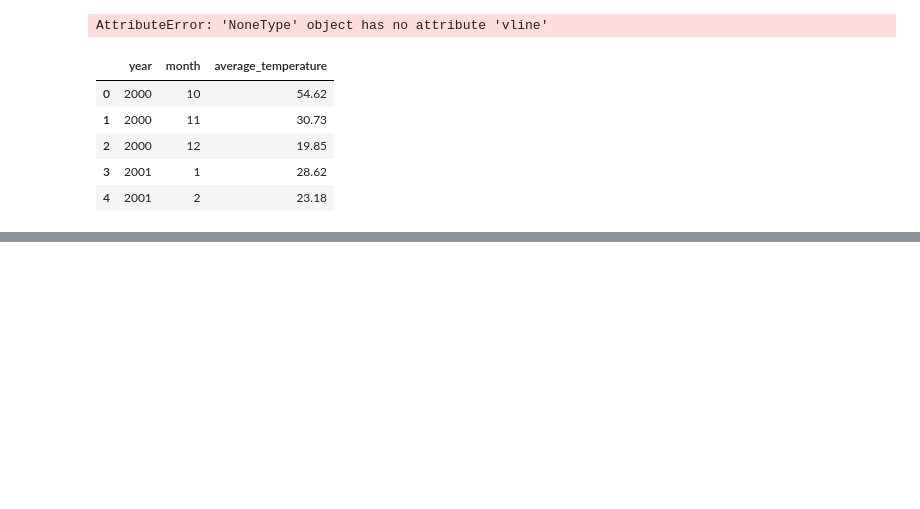
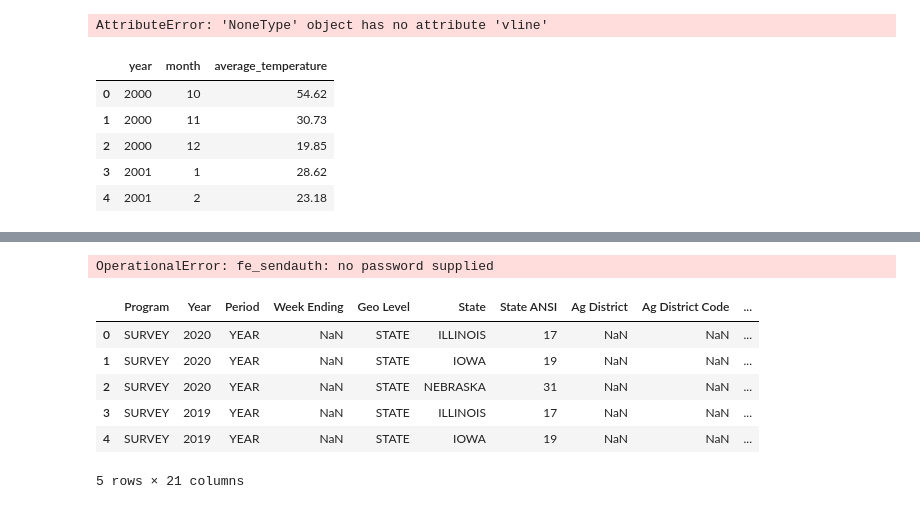
Before and after one commit to stew1922/data_farming, a Jupyter notebook: notebooks/carolina.ipynb, the cells around one changed output, grey strips where cells are left out. Cells and saved outputs as stored; diff of their text form; code cells hidden in the pictures; blank space fills up the shorter version.

Commit message:
test sql tables

```diff
--- a/notebooks/carolina.ipynb
+++ b/notebooks/carolina.ipynb
@@ -448,12 +386,28 @@ Name: Value, dtype: int64
 # Prepare query to seed crop_production_total
 year_ini = 2001
 year_end = 2020
-df_crop = select_state
+
 
 
 my_postgres_userid = os.getenv("POSTGRES_USER_ID")
 my_postgres_password = os.getenv("POSTGRES_PASSWORD")
-dbsession = psycopg2.connect("dbname='crop_prod' user='postgres' password='postgres'")
 dbsession2 = psycopg2.connect(database = "crop_prod", user= my_postgres_userid, password = my_postgres_password)
 dbcursor = dbsession2.cursor()
 dbsession2.autocommit = True
+# %% [output]
+OperationalError: fe_sendauth: no password supplied
+# %%
+# to organize corn total production
+
+path_crop = Path ('../data/raw_data/tot_corn_prod_y_bystate.csv')
+csv_data = pd.read_csv(path_crop)
+df =pd.DataFrame(data=csv_data)
+df.head()
+# %% [output]
+|  | Program | Year | Period | Week Ending | Geo Level | State | State ANSI | Ag District | Ag District Code | ... |
+| 0 | SURVEY | 2020 | YEAR | NaN | STATE | ILLINOIS | 17 | NaN | NaN | ... |
+| 1 | SURVEY | 2020 | YEAR | NaN | STATE | IOWA | 19 | NaN | NaN | ... |
+| 2 | SURVEY | 2020 | YEAR | NaN | STATE | NEBRASKA | 31 | NaN | NaN | ... |
+| 3 | SURVEY | 2019 | YEAR | NaN | STATE | ILLINOIS | 17 | NaN | NaN | ... |
+| 4 | SURVEY | 2019 | YEAR | NaN | STATE | IOWA | 19 | NaN | NaN | ... |
+5 rows × 21 columns
```
Also changed, not shown: parts of 28 cells of this notebook, 4 other files.
